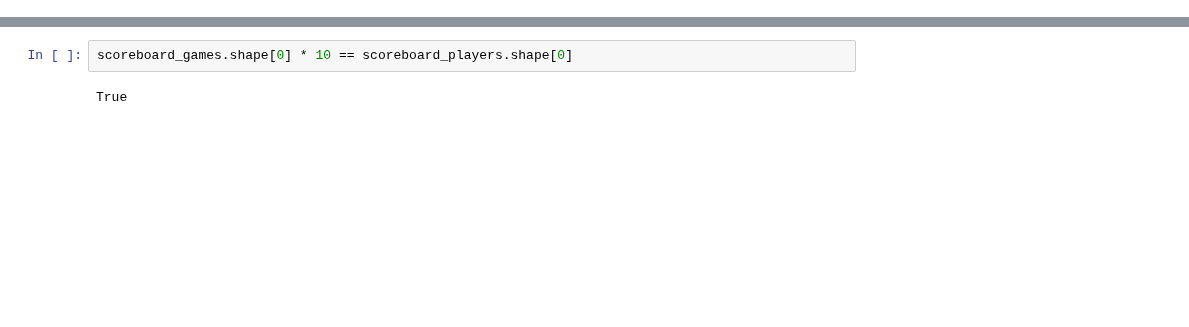
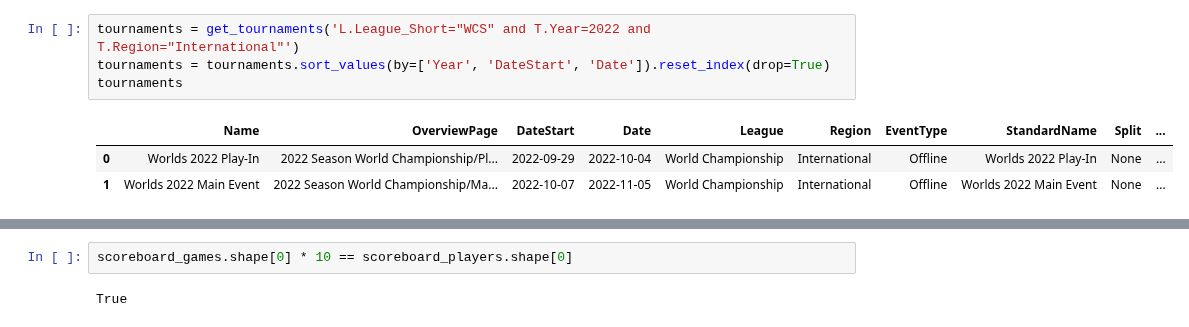
Before and after one commit to posky/LoL-Esports, a Jupyter notebook: lol_matches_mwclient.ipynb, the cells around one changed output, grey strips where cells are left out. Cells and saved outputs as stored; diff of their text form; blank space fills up the shorter version.

```diff
--- a/lol_matches_mwclient.ipynb
+++ b/lol_matches_mwclient.ipynb
@@ -132,0 +26,8 @@ scoreboard_players
+# %%
+tournaments = get_tournaments('L.League_Short="WCS" and T.Year=2022 and T.Region="International"')
+tournaments = tournaments.sort_values(by=['Year', 'DateStart', 'Date']).reset_index(drop=True)
+tournaments
+# %% [output]
+|  | Name | OverviewPage | DateStart | Date | League | Region | EventType | StandardName | Split | ... |
+| 0 | Worlds 2022 Play-In | 2022 Season World Championship/Pl... | 2022-09-29 | 2022-10-04 | World Championship | International | Offline | Worlds 2022 Play-In | None | ... |
+| 1 | Worlds 2022 Main Event | 2022 Season World Championship/Ma... | 2022-10-07 | 2022-11-05 | World Championship | International | Offline | Worlds 2022 Main Event | None | ... |
```
Also changed, not shown: parts of 17 cells of this notebook.
